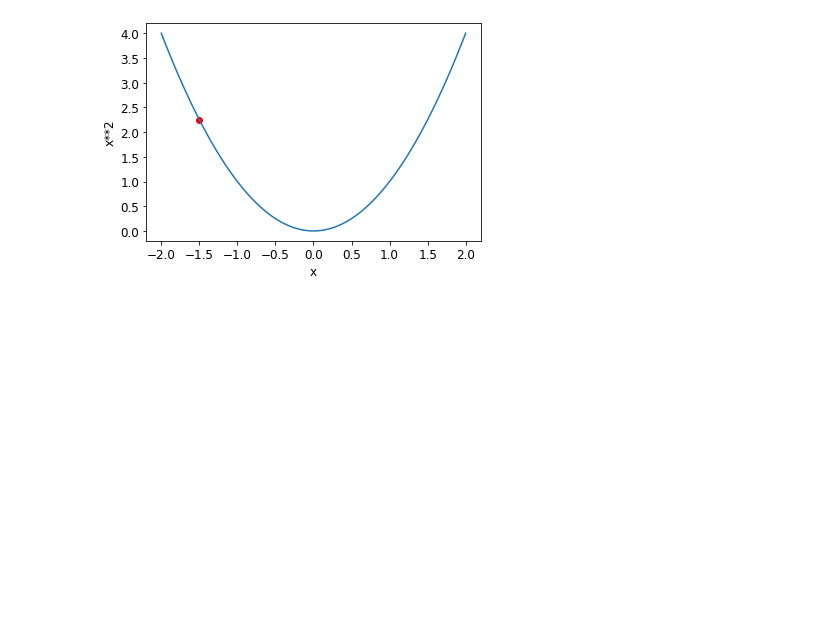
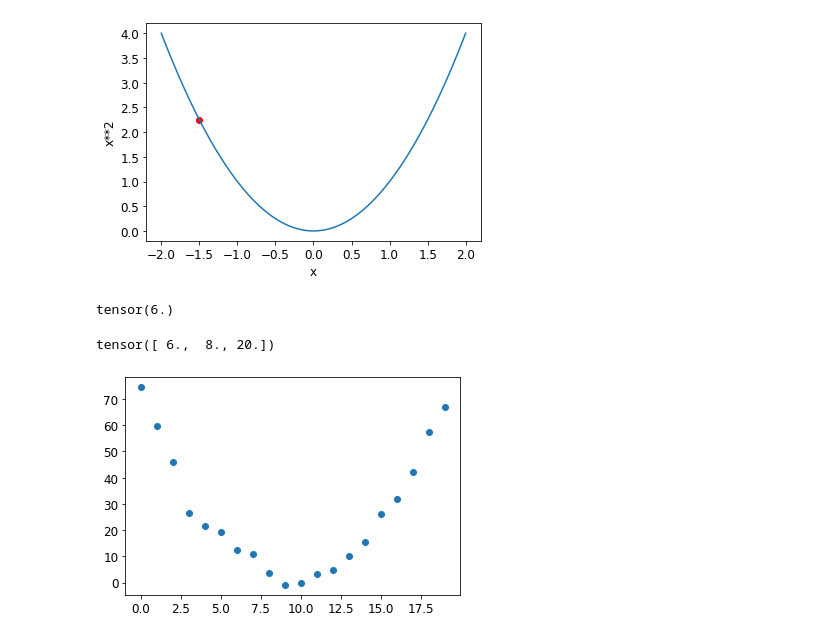
Before and after one commit to Yara-SK/Machine_Learning_Practice, a Jupyter notebook: Practical_Deep_Learning/chapter2/ch2_2_model_with_learning.ipynb, the cells around one changed output. Drawn from its saved outputs; the diff is of its cells as text; code cells hidden in the pictures; blank space fills up the shorter version.

```diff
--- a/Practical_Deep_Learning/chapter2/ch2_2_model_with_learning.ipynb
+++ b/Practical_Deep_Learning/chapter2/ch2_2_model_with_learning.ipynb
@@ -14,0 +15,4 @@ yt.backward()
+# %%
+xt.grad # d(x**2) = 2*x, 2*3=6
+# %% [output]
+tensor(6.)
@@ -14,0 +21,8 @@ yt.backward()
+# %%
+xt = tensor([3.,4.,10.]).requires_grad_()
+yt = f(xt)
+yt.backward()
+
+xt.grad
+# %% [output]
+tensor([ 6.,  8., 20.])
@@ -14,0 +31,7 @@ yt.backward()
+# %%
+time  = torch.arange(0,20).float()
+speed = torch.randn(20)*3 + 0.75*(time-9.5)**2 + 1
+
+plt.scatter(time,speed);
+# %% [output]
+[figure, added]
```
Also changed, not shown: parts of 16 cells of this notebook.
